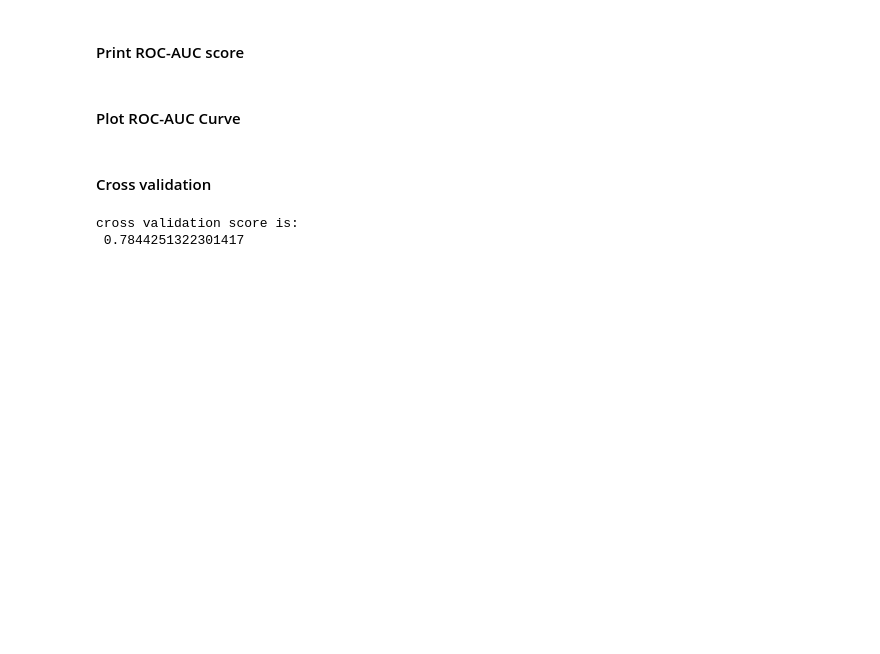
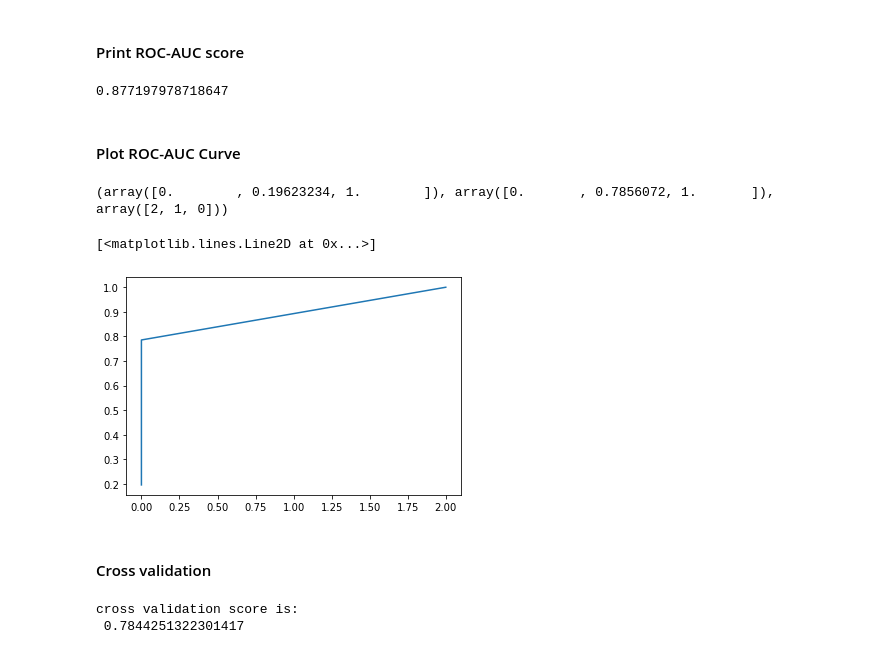
Before and after one commit to HridayAg0102/Summer-Analytics-2022, a Jupyter notebook: Week_3/Assignment/SA2022_W3.ipynb, the cells around one changed output. Saved outputs shown, nothing was run; the diff lists cells and outputs as text; code cells hidden in the pictures; blank space fills up the shorter version.

```diff
--- a/Week_3/Assignment/SA2022_W3.ipynb
+++ b/Week_3/Assignment/SA2022_W3.ipynb
@@ -383,8 +384,11 @@ accuracy score is:
 
 ## Note: Use predict_proba!!! Read documentation/google it
 
-
+model = logreg.predict_proba(X_test)
+print(roc_auc_score(y_test, model[:,1]))
 
 ## ================================ ##
+# %% [output]
+0.877197978718647
 # %% [markdown]
 #### Plot ROC-AUC Curve
@@ -399,3 +395,29 @@ accuracy score is:
+# %%
+## ======== YOUR CODE HERE ======== ##
+
+## Set appropriate X label, Y label and Title for the graph
+
+import matplotlib.pyplot as plt
+%matplotlib inline
+
+curve = roc_curve(y_test, y_pred)
+tpr = []
+fpr = []
+threshold = []
+
+for i in range(len(curve)):
+    tpr.append(curve[i][0])
+    fpr.append(curve[i][1])
+    threshold.append(curve[i][2])
+
+print(curve)
+plt.plot(tpr, fpr)
+
+## ================================ ##
+# %% [output]
+(array([0.        , 0.19623234, 1.        ]), array([0.       , 0.7856072, 1.       ]), array([2, 1, 0]))
+[<matplotlib.lines.Line2D at 0x...>]
+[figure, added]
 # %% [markdown]
 #### Cross validation
 # %%
```
Also changed, not shown: parts of 11 cells of this notebook.
